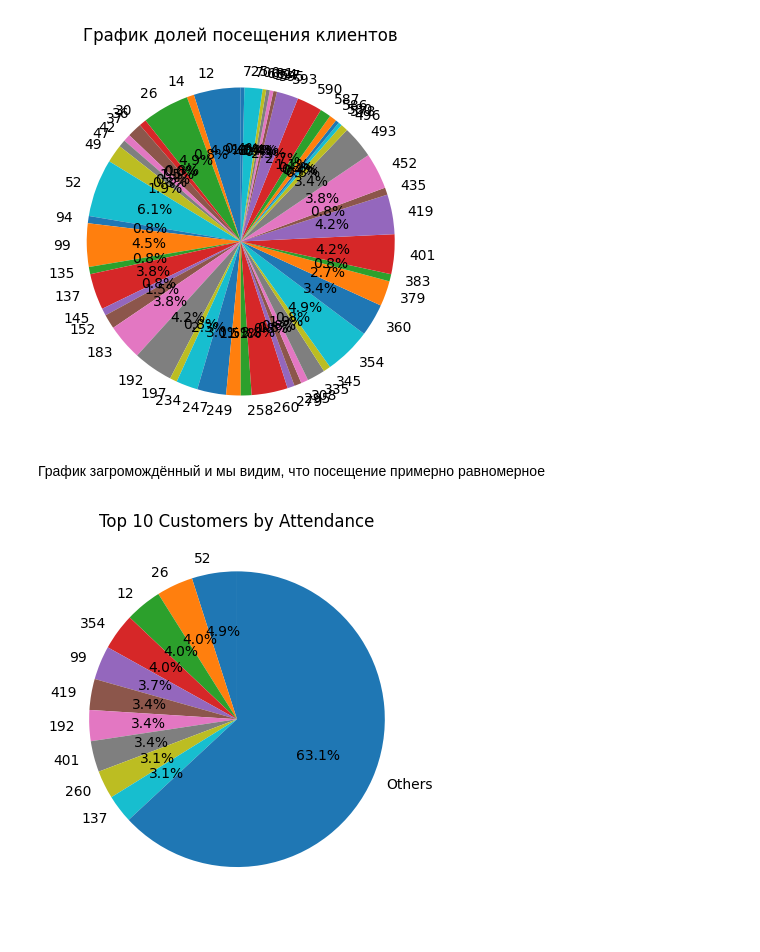
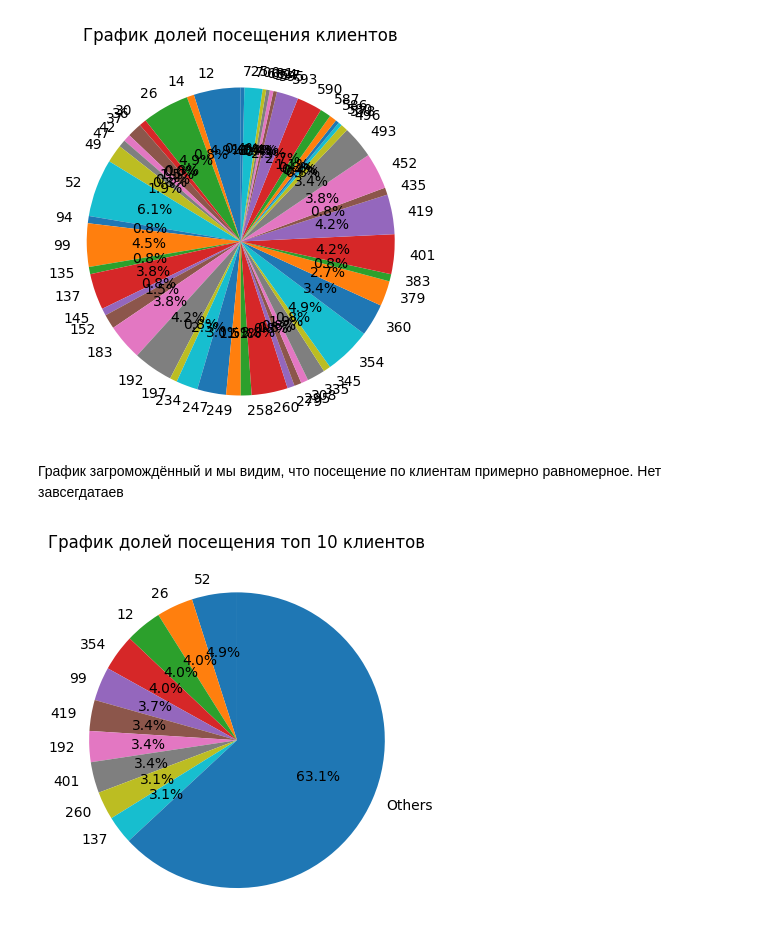
Before and after one commit to zakhar2OO3/test-task, a Jupyter notebook: data_visual.ipynb, the cells around one changed output. Saved outputs shown, nothing was run; the diff lists cells and outputs as text; code cells hidden in the pictures.

```diff
--- a/data_visual.ipynb
+++ b/data_visual.ipynb
@@ -39,7 +41,7 @@ plt.show()
 # %% [output]
 [figure]
 # %% [markdown]
-График загромождённый и мы видим, что посещение примерно равномерное
+График загромождённый и мы видим, что посещение по клиентам примерно равномерное. Нет завсегдатаев
 # %%
 TOP_NUMBER = 10
 top = attendance_by_customer.sort_values(ascending=False)[:TOP_NUMBER]
@@ -49,7 +51,7 @@ top["Others"] = others_sum
 # %%
 plt.pie(top, labels=top.index, autopct='%1.1f%%',  startangle=90)
 
-plt.title('Top {} Customers by Attendance'.format(TOP_NUMBER))
+plt.title('График долей посещения топ {} клиентов'.format(TOP_NUMBER))
 plt.show()
 # %% [output]
-[figure, old version]
+[figure, new version]
```
Also changed, not shown: parts of 1 cell of this notebook, 1 other file.
